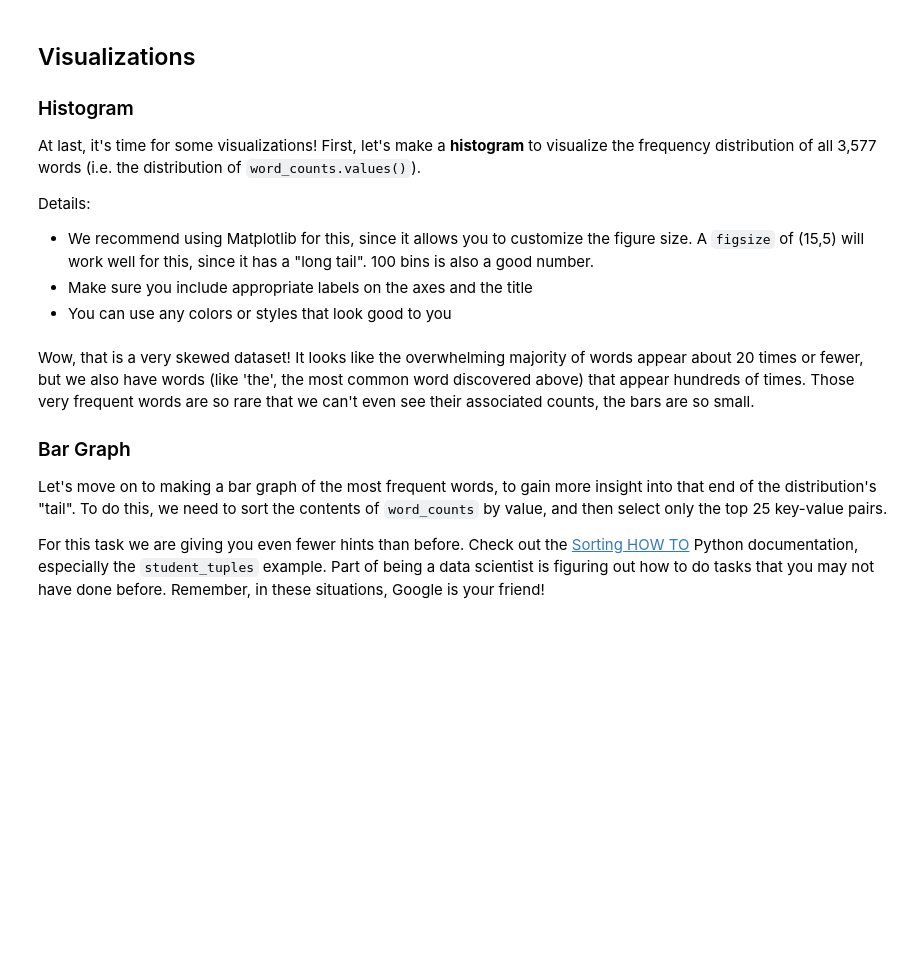
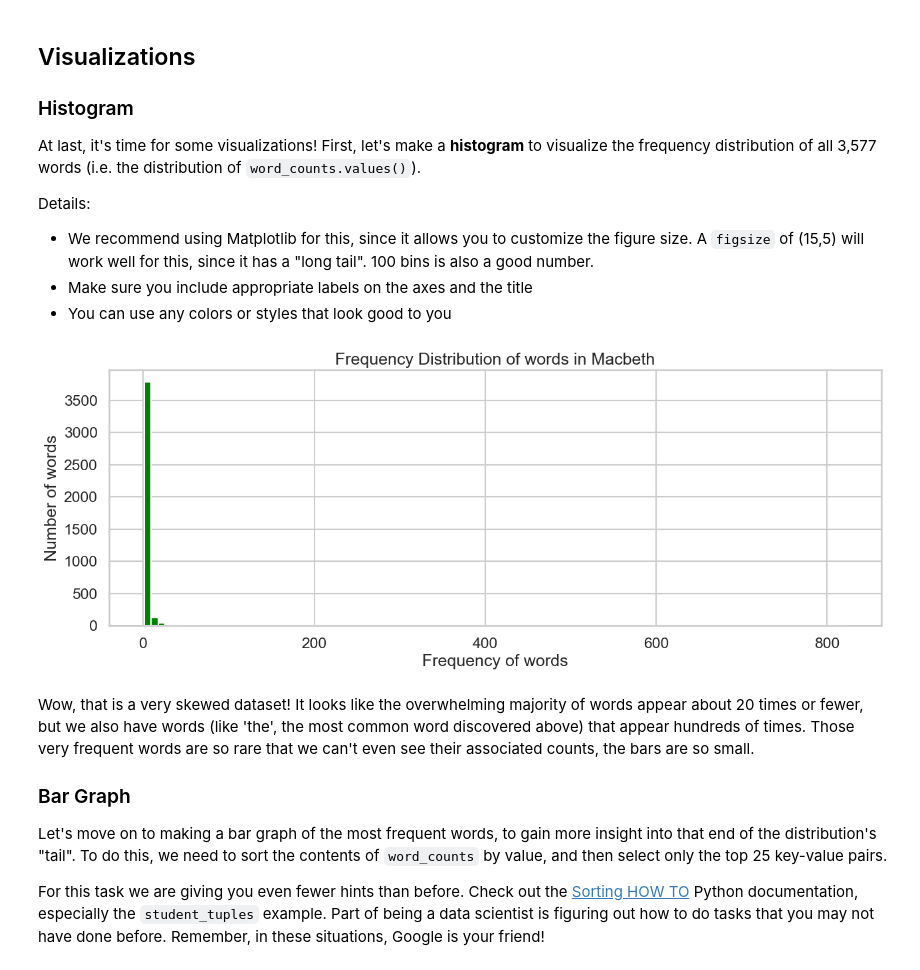
Before and after one commit to ian-moire/dsc-data-viz-cumulative-lab, a Jupyter notebook: index.ipynb, the cells around one changed output. Cells and saved outputs as stored; diff of their text form; code cells hidden in the pictures; blank space fills up the shorter version.

```diff
--- a/index.ipynb
+++ b/index.ipynb
@@ -256,3 +257,16 @@ Details:
+# %%
+# Your code here
+# Create a histogram to visualize the frequency distribution of words in Macbeth
+
+fig, ax = plt.subplots(figsize=(15,5))
+ax.hist(word_counts.values(), bins=100, color='green')
+# Set the titles and labels
+ax.set_title("Frequency Distribution of words in Macbeth")
+ax.set_xlabel("Frequency of words")
+ax.set_ylabel("Number of words")
+plt.show()
+# %% [output]
+[figure, added]
 # %% [markdown]
 Wow, that is a very skewed dataset! It looks like the overwhelming majority of words appear about 20 times or fewer, but we also have words (like 'the', the most common word discovered above) that appear hundreds of times. Those very frequent words are so rare that we can't even see their associated counts, the bars are so small.
 
```
Also changed, not shown: parts of 5 cells of this notebook.
